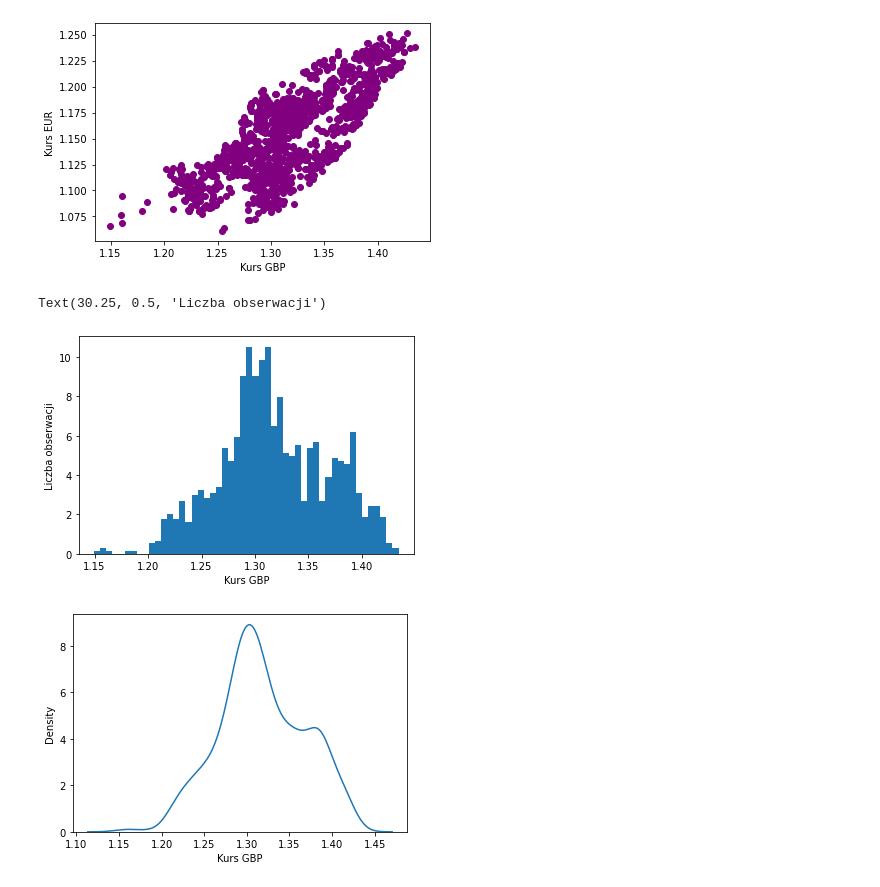
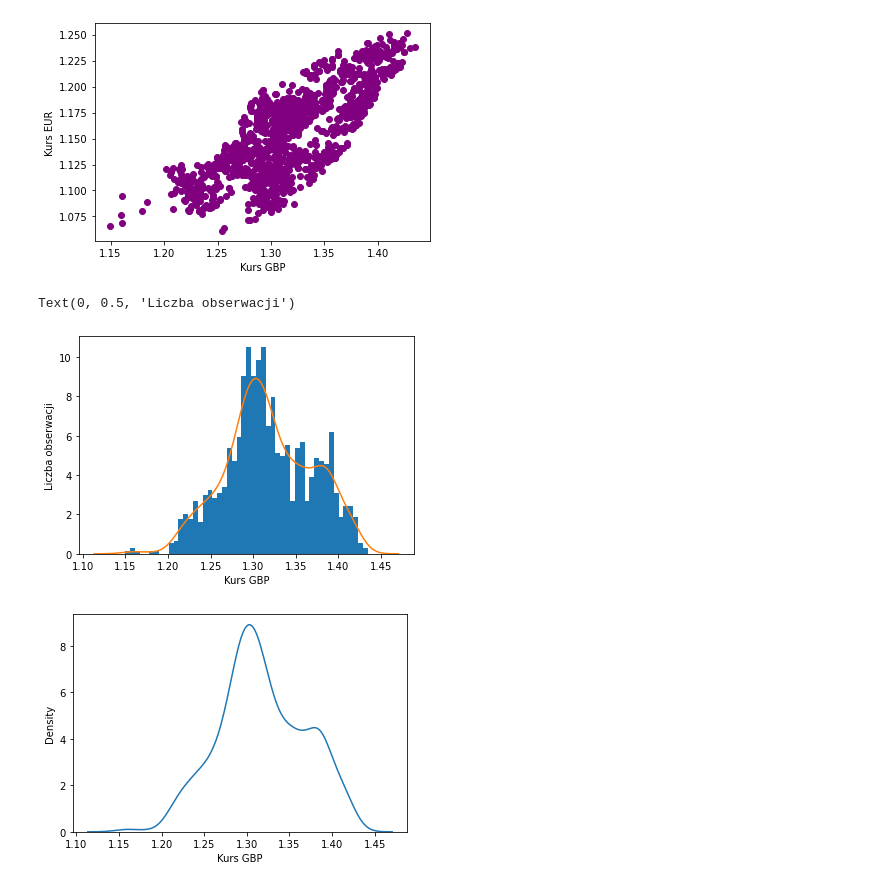
Before and after one commit to klaudynka245/statistics, a Jupyter notebook: projekt.ipynb, the cells around one changed output. Saved outputs shown, nothing was run; the diff lists cells and outputs as text; code cells hidden in the pictures.

```diff
--- a/projekt.ipynb
+++ b/projekt.ipynb
@@ -137,14 +137,15 @@ plt.savefig('XY_sc.png')
 [figure]
 # %%
 plt.hist(x, density = True, bins=50)
-plt.savefig('X_hist.png')
+sns.kdeplot(x)
+#plt.savefig('Xnorm_hist.png')
 plt.xlabel('Kurs GBP')
 plt.ylabel('Liczba obserwacji')
 #plt.hist(y, density = True, bins=50)
-#plt.plot(np.arange(3,5,0.01),norm.pdf(np.arange(3,5,0.01),3.8,1/7))
+#plt.plot(np.arange(1.1,1.5,0.01),norm.pdf(np.arange(1.1,1.5,0.01),1.312,1/29))
 # %% [output]
-Text(30.25, 0.5, 'Liczba obserwacji')
+Text(0, 0.5, 'Liczba obserwacji')
-[figure, old version]
+[figure, new version]
 # %%
 sns.kdeplot(x)
 #sns.kdeplot(y,label='EUR',color='green')
```
Also changed, not shown: parts of 4 cells of this notebook, 6 other files.
